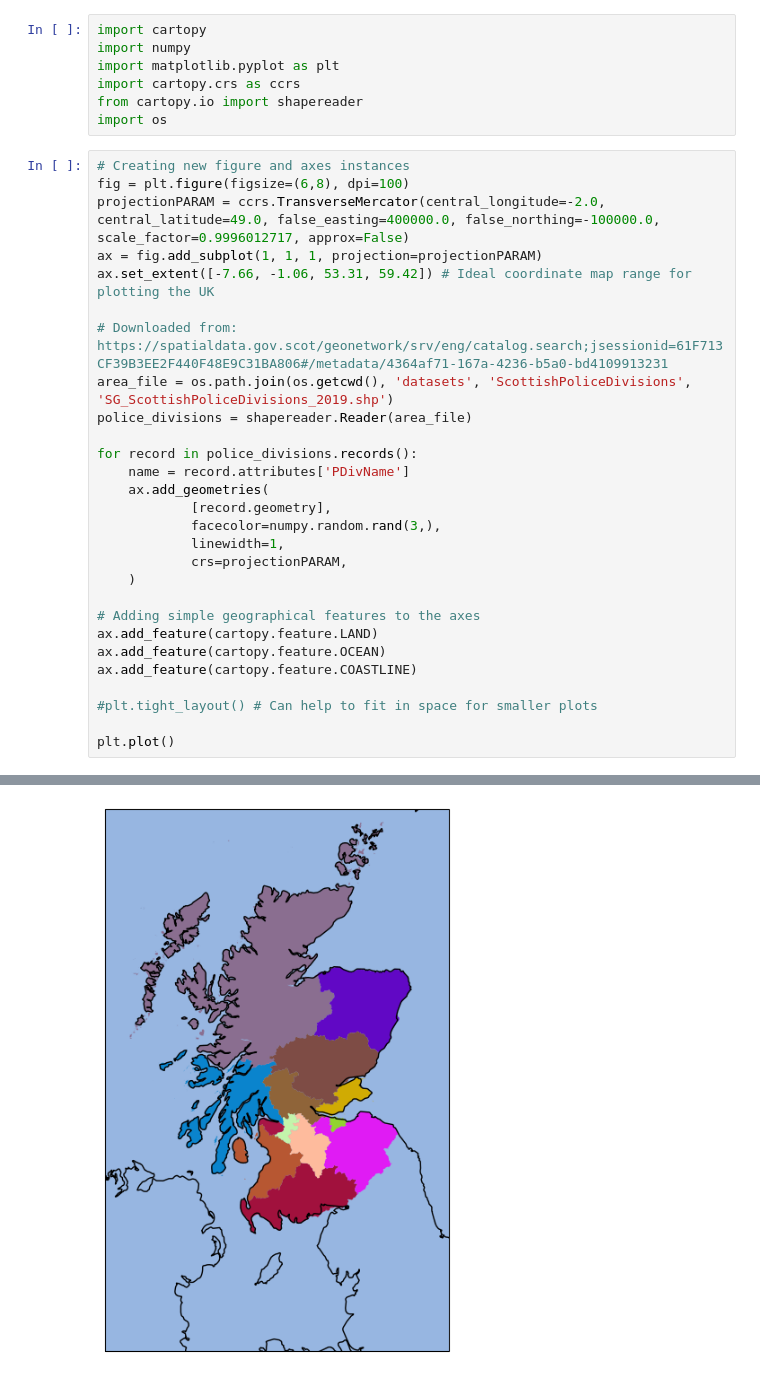
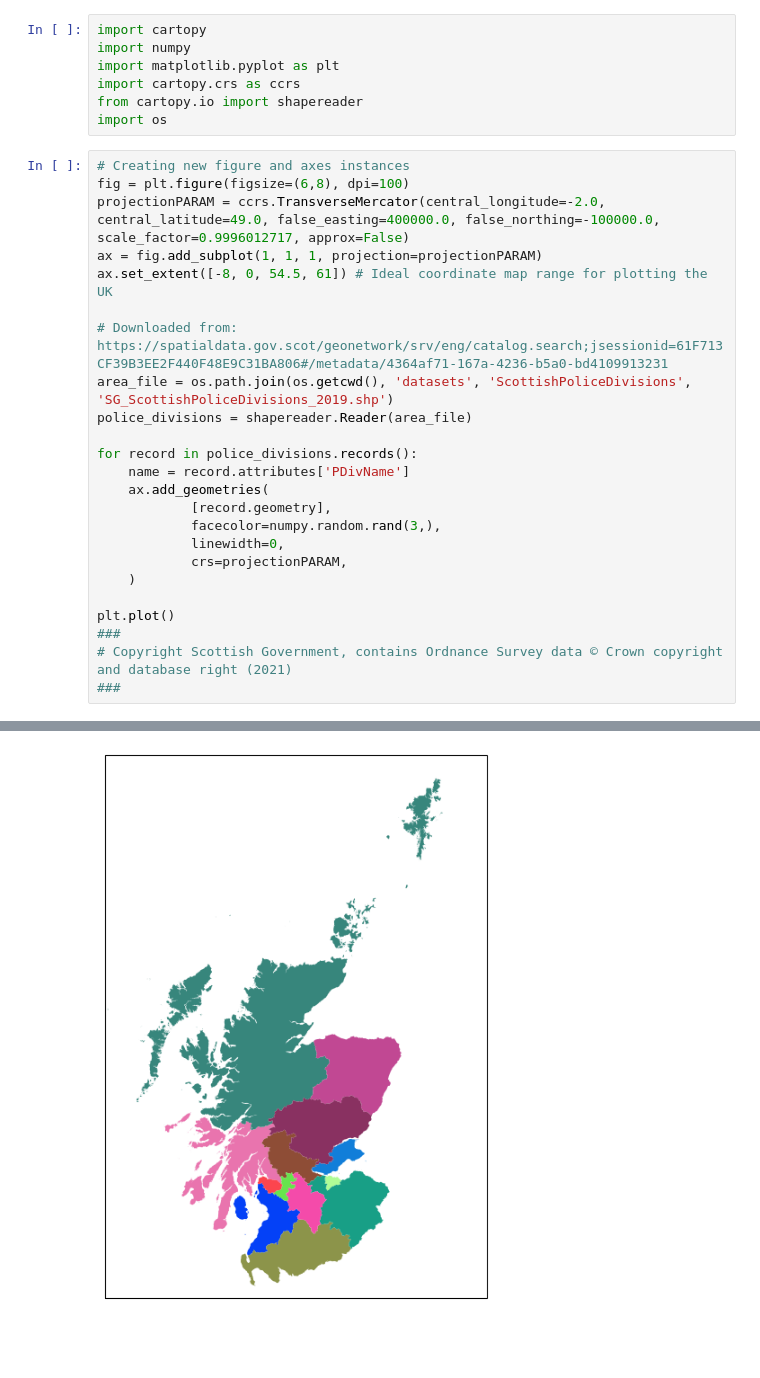
Before and after one commit to groegercesg/CovidEnforcementScotland, a Jupyter notebook: map.ipynb, the cells around one changed output, grey strips where cells are left out. Drawn from its saved outputs; the diff is of its cells as text; blank space fills up the shorter version.

Commit message:
Map finalised, time to gather data

```diff
--- a/map.ipynb
+++ b/map.ipynb
@@ -8,31 +8,27 @@ import os
 # %%
 # Creating new figure and axes instances
 fig = plt.figure(figsize=(6,8), dpi=100)
 projectionPARAM = ccrs.TransverseMercator(central_longitude=-2.0, central_latitude=49.0, false_easting=400000.0, false_northing=-100000.0, scale_factor=0.9996012717, approx=False)
 ax = fig.add_subplot(1, 1, 1, projection=projectionPARAM)
-ax.set_extent([-7.66, -1.06, 53.31, 59.42]) # Ideal coordinate map range for plotting the UK
+ax.set_extent([-8, 0, 54.5, 61]) # Ideal coordinate map range for plotting the UK
 
 # Downloaded from: https://spatialdata.gov.scot/geonetwork/srv/eng/catalog.search;jsessionid=61F713CF39B3EE2F440F48E9C31BA806#/metadata/4364af71-167a-4236-b5a0-bd4109913231
 area_file = os.path.join(os.getcwd(), 'datasets', 'ScottishPoliceDivisions', 'SG_ScottishPoliceDivisions_2019.shp')
 police_divisions = shapereader.Reader(area_file)
 
 for record in police_divisions.records():
     name = record.attributes['PDivName']
     ax.add_geometries(
             [record.geometry],
             facecolor=numpy.random.rand(3,),
-            linewidth=1,
+            linewidth=0,
             crs=projectionPARAM,
     )
 
-# Adding simple geographical features to the axes
-ax.add_feature(cartopy.feature.LAND)
-ax.add_feature(cartopy.feature.OCEAN)
-ax.add_feature(cartopy.feature.COASTLINE)
-
-#plt.tight_layout() # Can help to fit in space for smaller plots
-
 plt.plot()
+###
+# Copyright Scottish Government, contains Ordnance Survey data © Crown copyright and database right (2021)
+###
 # %% [output]
 []
-[figure, old version]
+[figure, new version]
```
